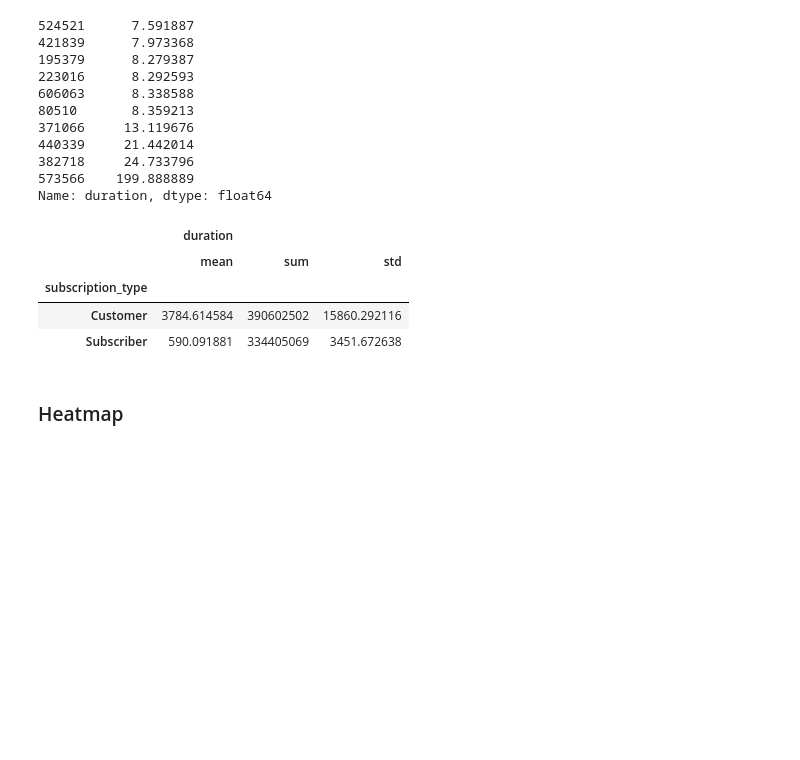
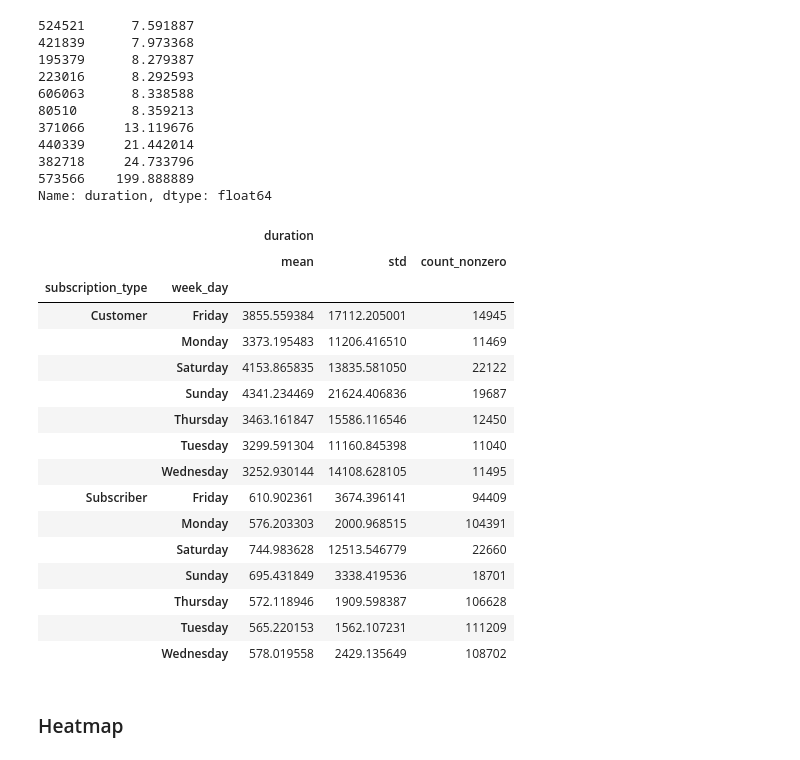
Before and after one commit to Arkenan/datos-tp, a Jupyter notebook: exploracion-status.ipynb, the cells around one changed output. Cells and saved outputs as stored; diff of their text form; code cells hidden in the pictures; blank space fills up the shorter version.

```diff
--- a/exploracion-status.ipynb
+++ b/exploracion-status.ipynb
@@ -408,12 +408,25 @@ Name: duration, dtype: float64
 # %%
 viajesSinOutliers = viajesSinOutliers[viajesSinOutliers.duration/(3600*24)<100]
 # %%
-viajesSinOutliers[["subscription_type", "duration"]].groupby("subscription_type").agg([np.mean, np.std])
+viajesSinOutliers[["subscription_type", "duration", "week_day"]].groupby(["subscription_type", "week_day"] ).agg([np.mean, np.std, np.count_nonzero])
+# Hacer día de semana y finde, y cantidad.
 # %% [output]
-|  | duration |  |  |
-|  | mean | sum | std |
-| subscription_type |  |  |  |
-| Customer | 3784.614584 | 390602502 | 15860.292116 |
-| Subscriber | 590.091881 | 334405069 | 3451.672638 |
+|  |  | duration |  |  |
+|  |  | mean | std | count_nonzero |
+| subscription_type | week_day |  |  |  |
+| Customer | Friday | 3855.559384 | 17112.205001 | 14945 |
+|  | Monday | 3373.195483 | 11206.416510 | 11469 |
+|  | Saturday | 4153.865835 | 13835.581050 | 22122 |
+|  | Sunday | 4341.234469 | 21624.406836 | 19687 |
+|  | Thursday | 3463.161847 | 15586.116546 | 12450 |
+|  | Tuesday | 3299.591304 | 11160.845398 | 11040 |
+|  | Wednesday | 3252.930144 | 14108.628105 | 11495 |
+| Subscriber | Friday | 610.902361 | 3674.396141 | 94409 |
+|  | Monday | 576.203303 | 2000.968515 | 104391 |
+|  | Saturday | 744.983628 | 12513.546779 | 22660 |
+|  | Sunday | 695.431849 | 3338.419536 | 18701 |
+|  | Thursday | 572.118946 | 1909.598387 | 106628 |
+|  | Tuesday | 565.220153 | 1562.107231 | 111209 |
+|  | Wednesday | 578.019558 | 2429.135649 | 108702 |
 # %% [markdown]
 ### Heatmap
```
Also changed, not shown: parts of 7 cells of this notebook.
